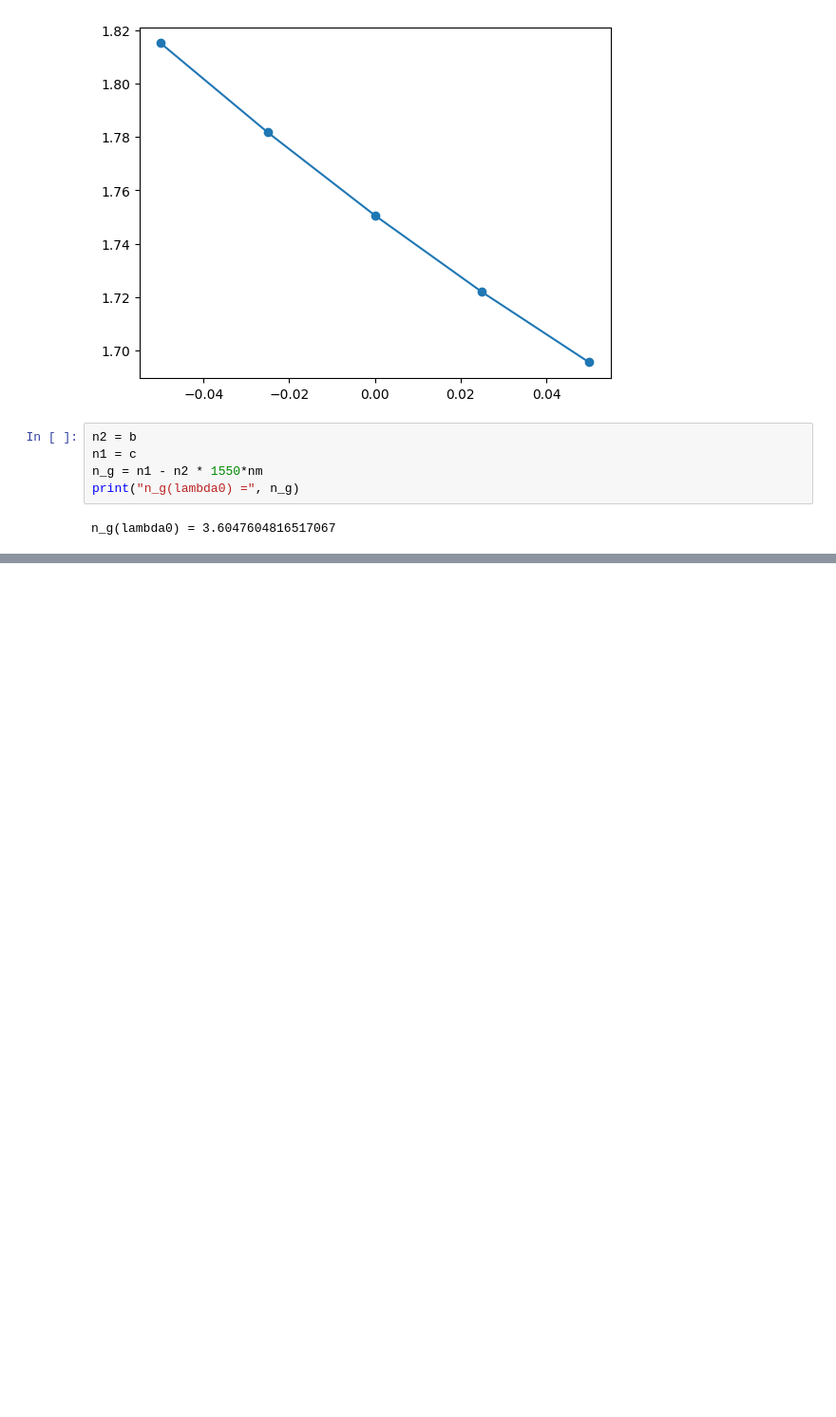
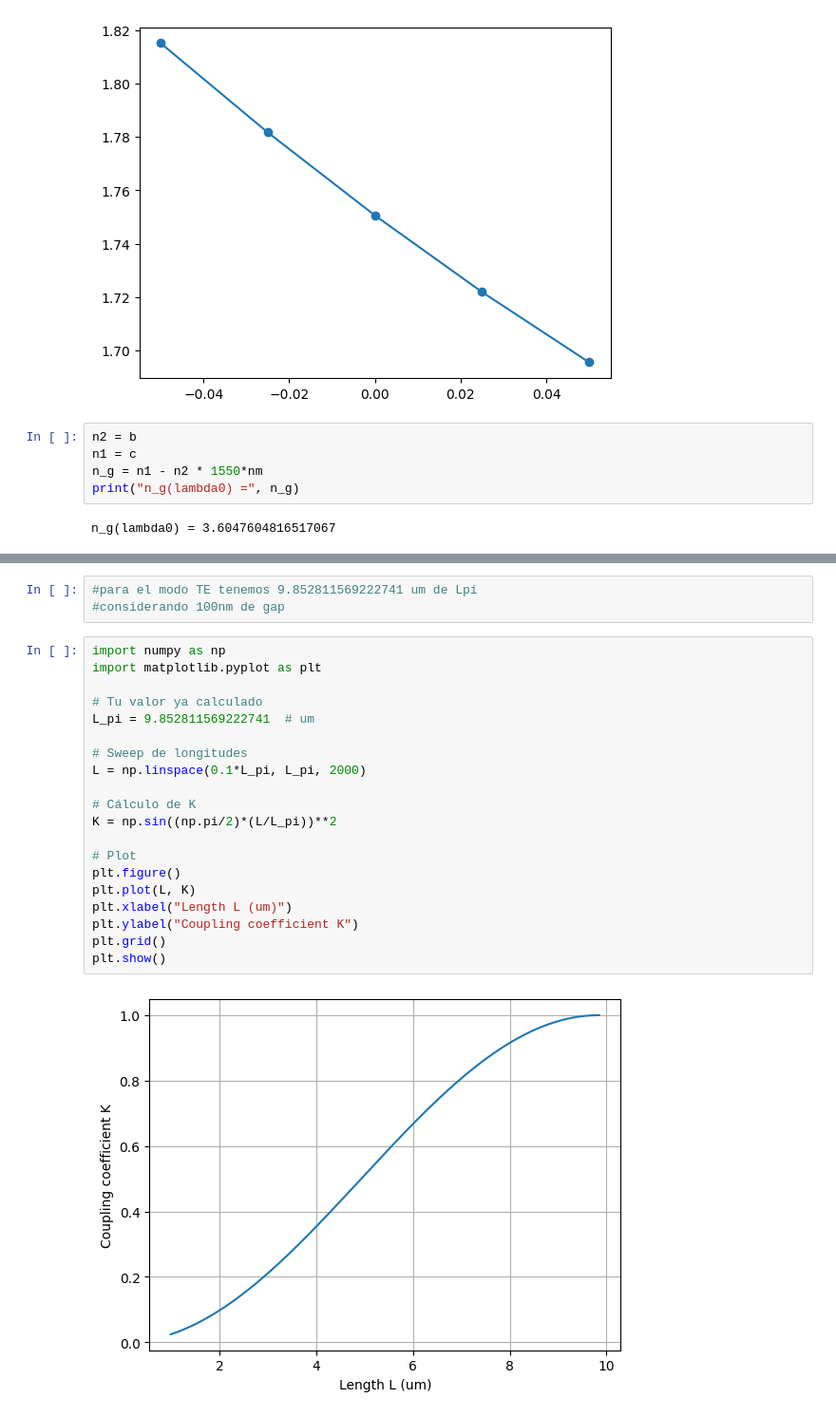
Before and after one commit to RobertoFernandezSevilla/pic-upv-lab5-finalproject, a Jupyter notebook: finalproject.ipynb, the cells around one changed output, grey strips where cells are left out. Shown at 95% size. Drawn from its saved outputs; the diff is of its cells as text; blank space fills up the shorter version.

```diff
--- a/finalproject.ipynb
+++ b/finalproject.ipynb
@@ -513,0 +618,25 @@ n_g(lambda0) = 3.6047604816517067
+# %%
+#para el modo TE tenemos 9.852811569222741 um de Lpi
+#considerando 100nm de gap
+# %%
+import numpy as np
+import matplotlib.pyplot as plt
+
+# Tu valor ya calculado
+L_pi = 9.852811569222741  # um
+
+# Sweep de longitudes
+L = np.linspace(0.1*L_pi, L_pi, 2000)
+
+# Cálculo de K
+K = np.sin((np.pi/2)*(L/L_pi))**2
+
+# Plot
+plt.figure()
+plt.plot(L, K)
+plt.xlabel("Length L (um)")
+plt.ylabel("Coupling coefficient K")
+plt.grid()
+plt.show()
+# %% [output]
+[figure, added]
```
Also changed, not shown: parts of 23 cells of this notebook, 12 other files.
